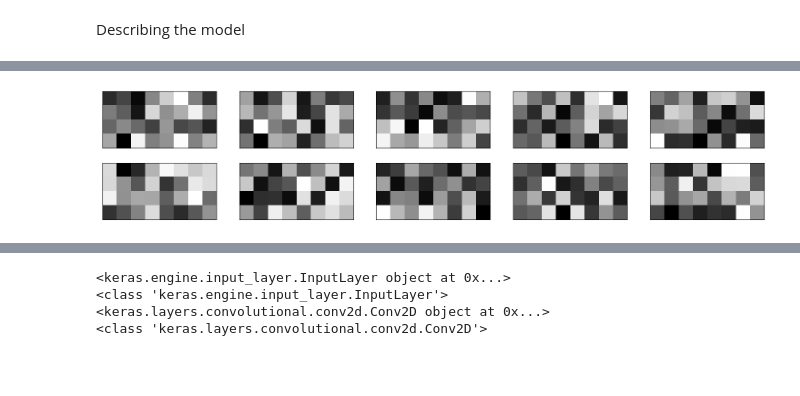
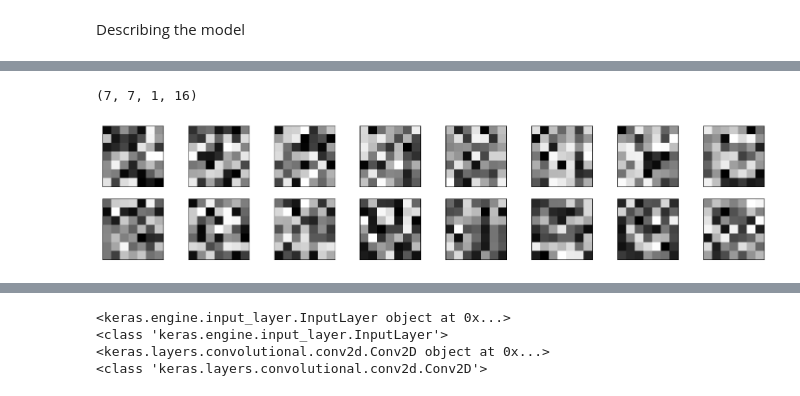
Before and after one commit to thdb-theo/AudioClassification, a Jupyter notebook: src/Model.ipynb, the cells around one changed output, grey strips where cells are left out. Saved outputs shown, nothing was run; the diff lists cells and outputs as text; code cells hidden in the pictures; blank space fills up the shorter version.

```diff
--- a/src/Model.ipynb
+++ b/src/Model.ipynb
@@ -131,4 +127,16 @@ _________________________________________________________________
-# %%
-model.compile(loss=keras.losses.categorical_crossentropy,
-              optimizer=keras.optimizers.SGD(learning_rate=0.0001, nesterov=True),
-              metrics=['accuracy'])
+# %%
+learning_rate = keras.optimizers.schedules.CosineDecayRestarts(initial_learning_rate=0.1, first_decay_steps=100000, m_mul=0.9, alpha=0.01)
+print(learning_rate.get_config())
+def callback(batch):
+    print("------- yoyoyoyo ---------")
+    print(batch)
+learning_rate.on_train_batch_begin = callback
+model.compile(loss=keras.losses.categorical_crossentropy,
+              optimizer=keras.optimizers.SGD(momentum=0.9, nesterov=True, learning_rate=learning_rate),
+              metrics=['accuracy'])
+
+from tensorflow import keras
+
+
+
+help(keras.callbacks.LearningRateScheduler.on_train_batch_begin)
@@ -135,9 +160,9 @@ model.compile(loss=keras.losses.categorical_crossentropy,
 # %%
 history = model.fit(x_train, y_train,
-          batch_size=32,
+          batch_size=64,
           epochs=10,
           verbose=1,
-          validation_data=(x_test, y_test),
+          validation_data=(x_valid, y_valid),
           shuffle=True)
 
 score = model.evaluate(x_test, y_test, verbose=0)
@@ -190,16 +202,18 @@ show_history(history)
 # %%
 # Displaying the last weights
-W = np.asarray(model.layers[-1].get_weights()[0])
-
-W = W.reshape((4,8,10))
+W = np.asarray(model.layers[1].get_weights()[0])
+n_filters = W.shape[3]
+print(W.shape)
+W = W.reshape((*W.shape[:2], n_filters))
 plt.figure(figsize=(20,4))
-for i in range(10):
-  ax = plt.subplot(2,5,i+1)
+for i in range(n_filters):
+  ax = plt.subplot(2, (n_filters + 1) // 2, i+1)
   plt.imshow(W[:,:,i])
   ax.get_xaxis().set_visible(False)
   ax.get_yaxis().set_visible(False)
   plt.gray()
 # %% [output]
+(7, 7, 1, 16)
-[figure, old version]
+[figure, new version]
 # %%
 predictions = model.predict(x_test)
```
Also changed, not shown: parts of 9 cells of this notebook, 3 other files.
